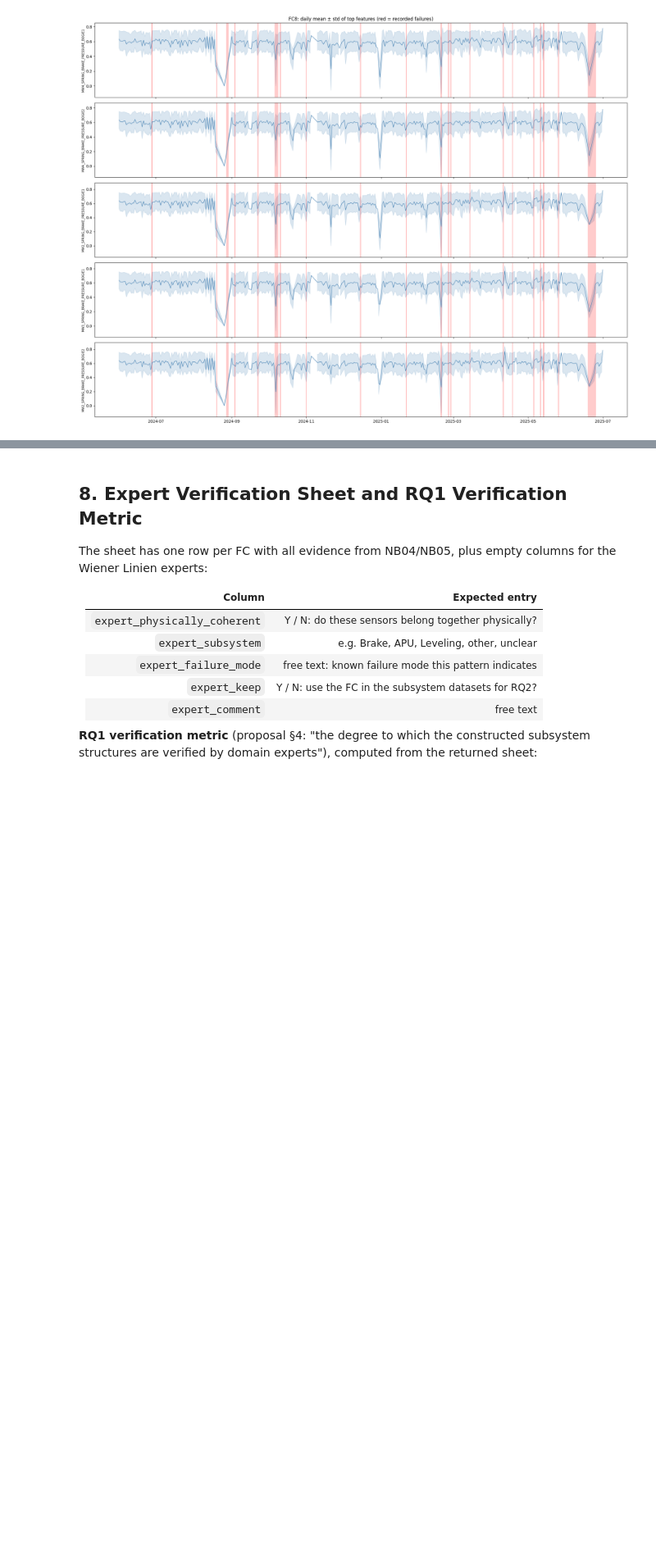
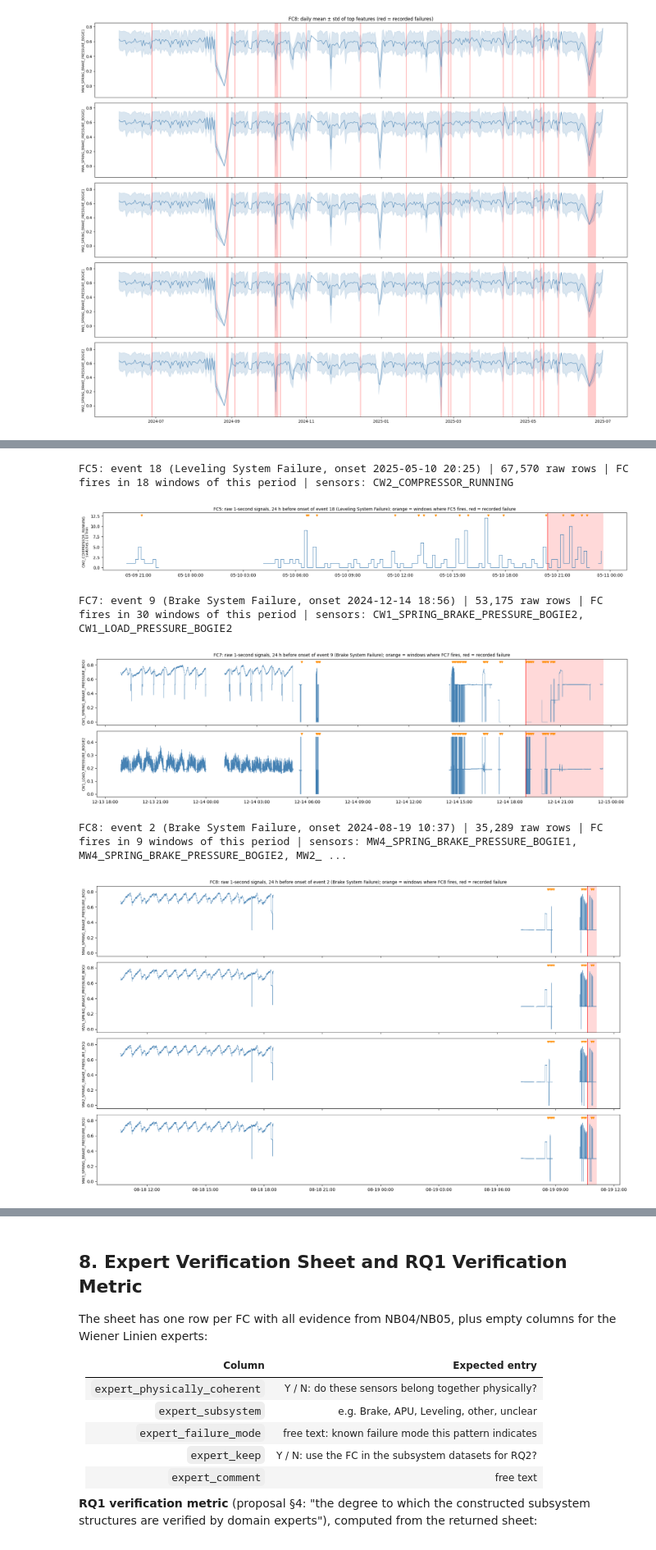
Before and after one commit to Emir515/Kurtulus-thesis, a Jupyter notebook: notebooks/05_pattern_discovery_validation.ipynb, the cells around one changed output, grey strips where cells are left out. Shown at 82% size. Cells and saved outputs as stored; diff of their text form; code cells hidden in the pictures; blank space fills up the shorter version.

```diff
--- a/notebooks/05_pattern_discovery_validation.ipynb
+++ b/notebooks/05_pattern_discovery_validation.ipynb
@@ -659,0 +714,65 @@ FC8: 7 features | alarms 36, early hits 6, late hits 6, false alarms 14, lift 1.
+# %%
+import glob as _glob
+
+
+def base_sensor(feature):
+    for suf in ('_active_s', '_flips', '_min', '_max', '_mean', '_sum'):
+        if feature.endswith(suf):
+            return feature[:-len(suf)]
+    return feature
+
+
+def read_raw(start, end, cols):
+    # Raw rows between start and end from the train/ and test/ day files (only the needed columns)
+    frames = []
+    for day in pd.date_range(start.normalize(), end.normalize(), freq='D'):
+        for split in ('train', 'test'):
+            for f in _glob.glob(os.path.join(ROOT, split, f'year={day.year}', f'month={day.month:02d}', f'day={day.day:02d}', '*.parquet')):
+                df = pd.read_parquet(f, columns=['TIMESTAMP'] + cols)
+                df['TIMESTAMP'] = pd.to_datetime(df['TIMESTAMP'])
+                frames.append(df[(df.TIMESTAMP >= start) & (df.TIMESTAMP <= end)])
+    return pd.concat(frames).sort_values('TIMESTAMP') if frames else pd.DataFrame(columns=['TIMESTAMP'] + cols)
+
+
+for fc_name in robust_fcs:
+    fc = int(fc_name[2:])
+    top = fc_top10[fc_top10.FC == fc_name].feature.tolist()
+    sensors = list(dict.fromkeys(base_sensor(f) for f in top))[:4]
+    near = all_sup.index[fc_act_all[fc] & (all_sup['phase'] == 'imminent')]
+    counts = all_sup.loc[near, 'ev_id'].value_counts()
+    ev = int(counts.index[0]) if len(counts) else int(all_sup.loc[fc_act_all[fc], 'ev_id'].dropna().mode().iloc[0])
+    e = fail_events.loc[ev]
+    t0, t1 = e.start - pd.Timedelta(hours=24), min(e.end, e.start + pd.Timedelta(hours=12))
+    raw = read_raw(t0, t1, sensors)
+    fires = all_sup.loc[fc_act_all[fc] & all_sup.window_end.between(t0, t1), 'window_end']
+    print(f'{fc_name}: event {ev} ({e.event_type}, onset {e.start:%Y-%m-%d %H:%M}) | {len(raw):,} raw rows | '
+          f'FC fires in {len(fires)} windows of this period | sensors: {", ".join(sensors)}')
+
+    fig, axes = plt.subplots(len(sensors), 1, figsize=(18, 2.6 * len(sensors)), sharex=True, squeeze=False)
+    for ax, s in zip(axes[:, 0], sensors):
+        sig = raw.set_index('TIMESTAMP')[s].astype(float)
+        if sig.dropna().isin([0, 1]).all():
+            switches = sig.diff().abs().resample('10min').sum(min_count=1)
+            ax.step(switches.index, switches.values, where='post', color='steelblue', lw=1)
+            ax.set_ylabel(f'{s[:28]}\nswitches / 10 min', fontsize=8)
+        else:
+            gap = sig.index.to_series().diff() > pd.Timedelta(minutes=5)  # no line across times without data
+            ax.plot(sig.index, sig.where(~gap.values).values, color='steelblue', lw=0.5)
+            ax.set_ylabel(s[:30], fontsize=8)
+        ax.axvspan(e.start, e.end, color='red', alpha=0.15)
+        ax.axvline(e.start, color='red', lw=1)
+        ymax = ax.get_ylim()[1]
+        ax.scatter(fires, np.full(len(fires), ymax), marker='v', color='darkorange', s=18, zorder=3, clip_on=False)
+    axes[0, 0].set_title(f'{fc_name}: raw 1-second signals, 24 h before onset of event {ev} ({e.event_type}); '
+                         f'orange = windows where {fc_name} fires, red = recorded failure', fontsize=10)
+    axes[-1, 0].xaxis.set_major_formatter(mdates.DateFormatter('%m-%d %H:%M'))
+    plt.tight_layout()
+    plt.savefig(os.path.join(NB05_OUT, f'{fc_name.lower()}_raw_signals.png'), dpi=150, bbox_inches='tight')
+    plt.show()
+# %% [output]
+FC5: event 18 (Leveling System Failure, onset 2025-05-10 20:25) | 67,570 raw rows | FC fires in 18 windows of this period | sensors: CW2_COMPRESSOR_RUNNING
+[figure, added]
+FC7: event 9 (Brake System Failure, onset 2024-12-14 18:56) | 53,175 raw rows | FC fires in 30 windows of this period | sensors: CW1_SPRING_BRAKE_PRESSURE_BOGIE2, CW1_LOAD_PRESSURE_BOGIE2
+[figure, added]
+FC8: event 2 (Brake System Failure, onset 2024-08-19 10:37) | 35,289 raw rows | FC fires in 9 windows of this period | sensors: MW4_SPRING_BRAKE_PRESSURE_BOGIE1, MW4_SPRING_BRAKE_PRESSURE_BOGIE2, MW2_ ...
+[figure, added]
```
Also changed, not shown: parts of 7 cells of this notebook, 1 other file.
